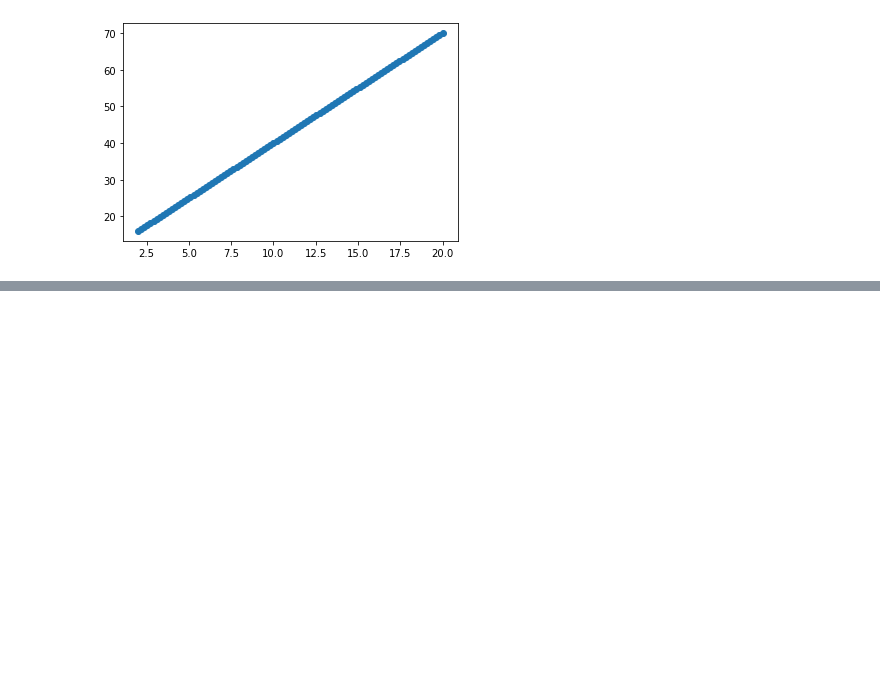
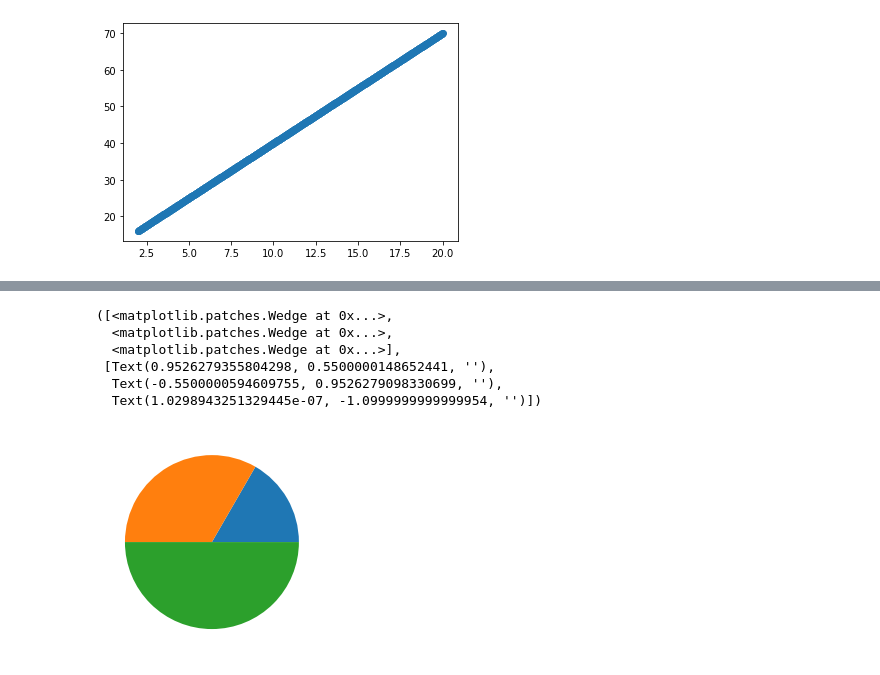
Before and after one commit to savagecarol/machine-learning, a Jupyter notebook: ml-bootcamp/lets_create_scatter_data.ipynb, the cells around one changed output, grey strips where cells are left out. Cells and saved outputs as stored; diff of their text form; code cells hidden in the pictures; blank space fills up the shorter version.

```diff
--- a/ml-bootcamp/lets_create_scatter_data.ipynb
+++ b/ml-bootcamp/lets_create_scatter_data.ipynb
@@ -29,0 +47,10 @@ plt.scatter(x,y_mod)
+# %%
+plt.pie([10,20,30])
+# %% [output]
+([<matplotlib.patches.Wedge at 0x...>,
+  <matplotlib.patches.Wedge at 0x...>,
+  <matplotlib.patches.Wedge at 0x...>],
+ [Text(0.9526279355804298, 0.5500000148652441, ''),
+  Text(-0.5500000594609755, 0.9526279098330699, ''),
+  Text(1.0298943251329445e-07, -1.0999999999999954, '')])
+[figure, added]
```
Also changed, not shown: parts of 10 cells of this notebook.
